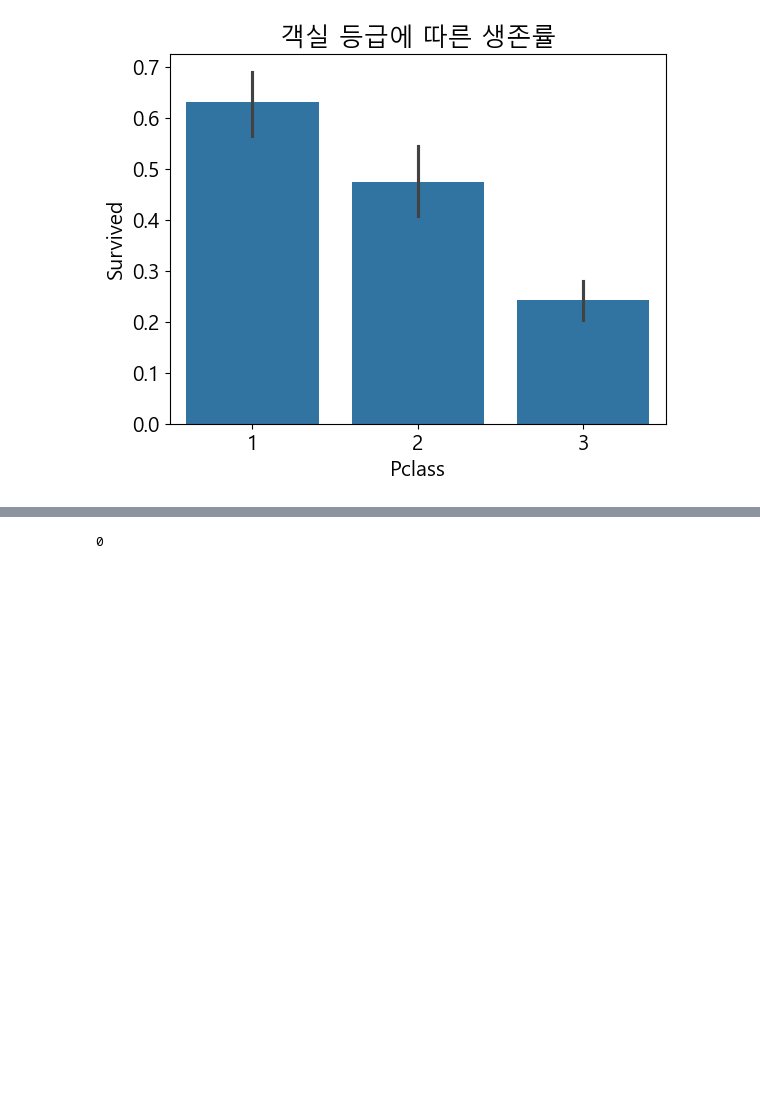
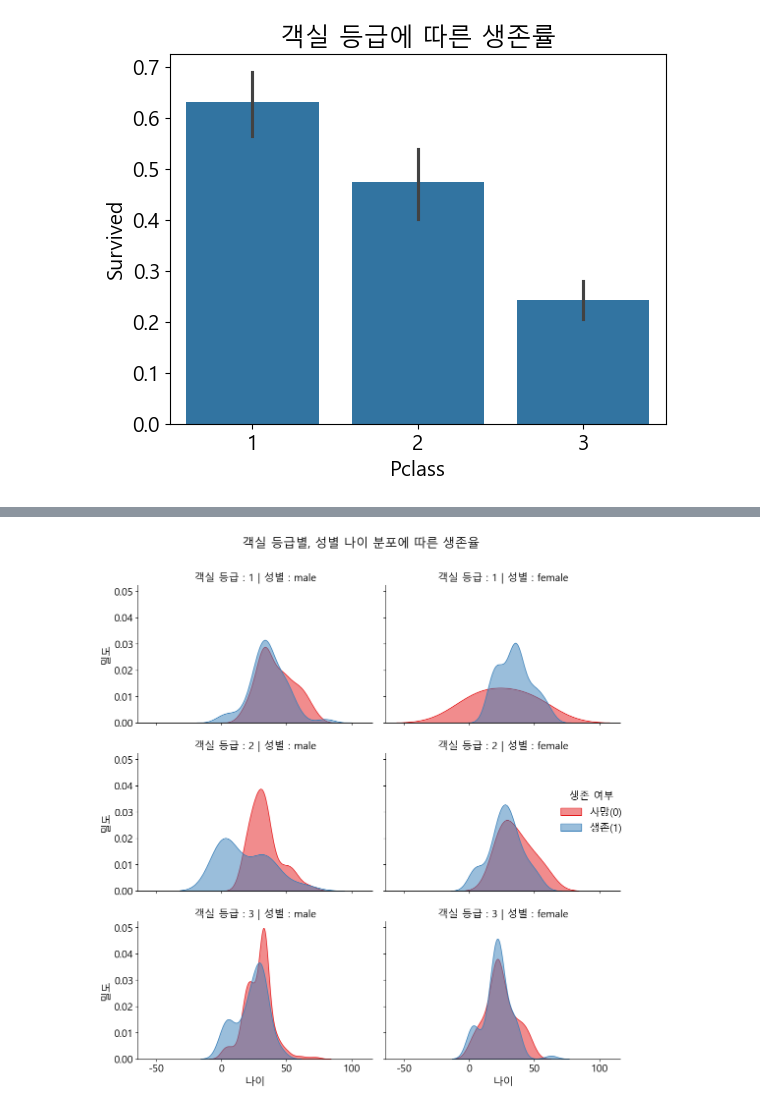
Before and after one commit to zzuzzu0205/titanic-analysis, a Jupyter notebook: titanic_analysis.ipynb, the cells around one changed output, grey strips where cells are left out. Cells and saved outputs as stored; diff of their text form; code cells hidden in the pictures; blank space fills up the shorter version.

```diff
--- a/titanic_analysis.ipynb
+++ b/titanic_analysis.ipynb
@@ -185,4 +174,15 @@ Name: Age, Length: 891, dtype: object
 # %%
-1//10
+g = sns.FacetGrid(df, row='Pclass', col='Sex', hue='Survived', height = 4, aspect=1.2, palette='Set1', legend_out=True)
+
+g.map(sns.kdeplot, 'Age', fill=True, alpha = 0.5)
+
+g.set_axis_labels('나이','밀도')
+g.set_titles(row_template='객실 등급 : {row_name}' , col_template="성별 : {col_name}")
+
+g.add_legend(title="생존 여부", labels=['사망(0)','생존(1)'])
+
+plt.suptitle('객실 등급별, 성별 나이 분포에 따른 생존율')
+plt.tight_layout(rect=[0, 0.03, 1, 0.98]) # 전체 레이아웃 조정
+plt.show()
 # %% [output]
-0
+[figure, added]
```
Also changed, not shown: parts of 5 cells of this notebook.
